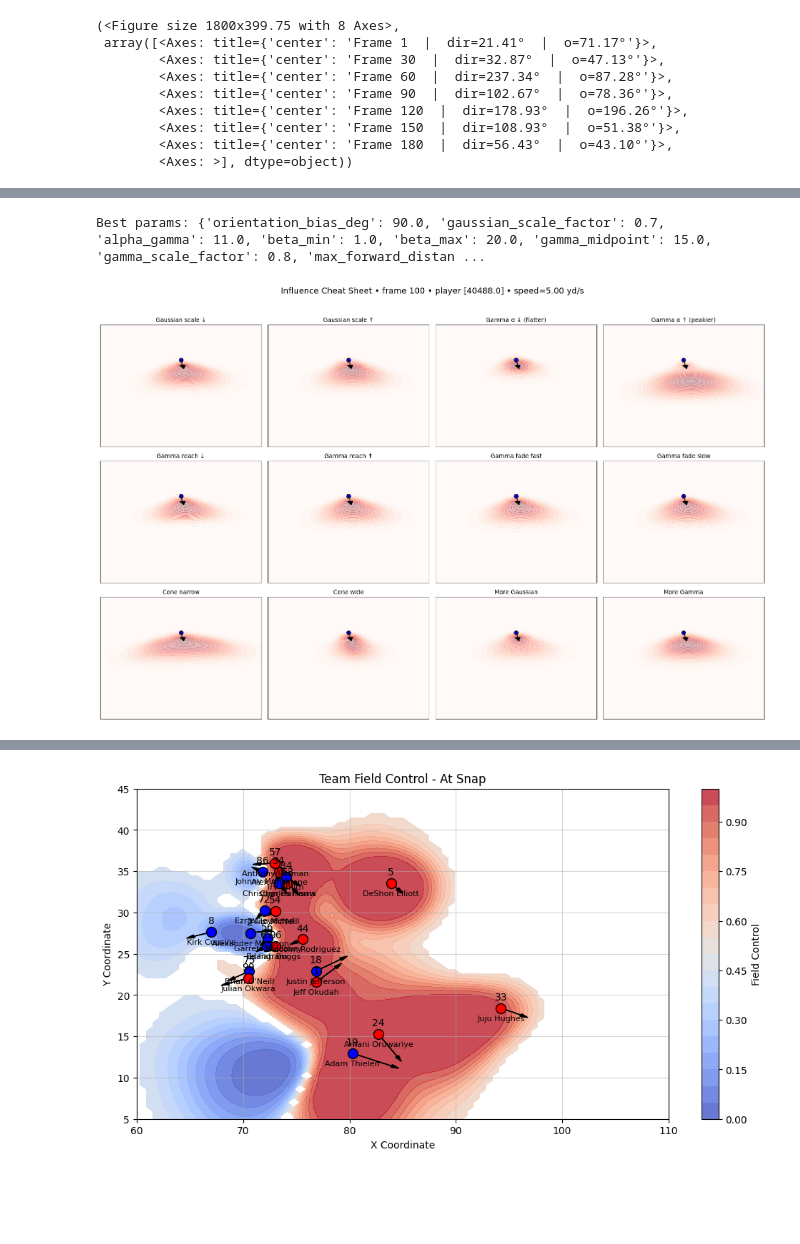
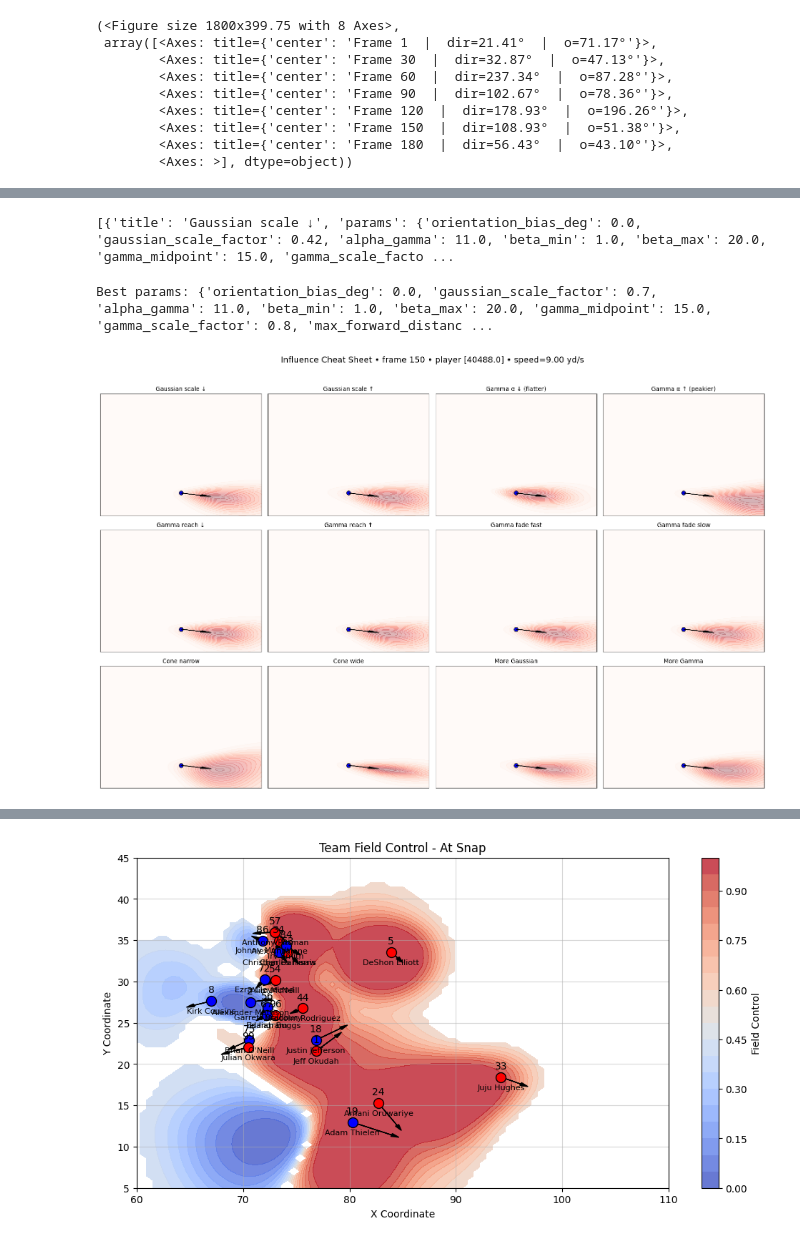
Before and after one commit to cincysam6/Field_Control_Model, a Jupyter notebook: Field_Control_Functions.ipynb, the cells around one changed output, grey strips where cells are left out. Saved outputs shown, nothing was run; the diff lists cells and outputs as text; code cells hidden in the pictures; blank space fills up the shorter version.

```diff
--- a/Field_Control_Functions.ipynb
+++ b/Field_Control_Functions.ipynb
@@ -854,0 +1016,4 @@ diagnostic_plot(
+# %%
+# df should be one player's rows with columns: frameId, x, y, dir, o, s, dist_from_football
+fig, axes, frames = plot_field_control_small_multiples(single_player)
+print("Frames plotted:", frames)  # e.g., [1, 30, 60, 90, 120, 150]
@@ -1102,14 +1237,18 @@ def diagnostic_multiples(
     fig.tight_layout(rect=[0, 0.02, 1, 0.96])
 
     return fig, panel_params
+# %%
+print(params)
+# %% [output]
+[{'title': 'Gaussian scale ↓', 'params': {'orientation_bias_deg': 0.0, 'gaussian_scale_factor': 0.42, 'alpha_gamma': 11.0, 'beta_min': 1.0, 'beta_max': 20.0, 'gamma_midpoint': 15.0, 'gamma_scale_facto ...
 # %%
-fig, params = diagnostic_multiples(df, frame_id=100, player_id=one_player, speed=5)
+fig, params = diagnostic_multiples(df, frame_id=150, player_id=one_player, speed=9)
 
 # Print the “winner” panel’s settings cleanly
 best = next(p for p in params if p["title"] == "Gamma fade slow")  # for example
 print("Best params:", best["params"])
 # %% [output]
-Best params: {'orientation_bias_deg': 90.0, 'gaussian_scale_factor': 0.7, 'alpha_gamma': 11.0, 'beta_min': 1.0, 'beta_max': 20.0, 'gamma_midpoint': 15.0, 'gamma_scale_factor': 0.8, 'max_forward_distan ...
+Best params: {'orientation_bias_deg': 0.0, 'gaussian_scale_factor': 0.7, 'alpha_gamma': 11.0, 'beta_min': 1.0, 'beta_max': 20.0, 'gamma_midpoint': 15.0, 'gamma_scale_factor': 0.8, 'max_forward_distanc ...
-[figure, old version]
+[figure, new version]
 # %%
 def compute_player_densities_dataframe(
```
Also changed, not shown: parts of 19 cells of this notebook.
